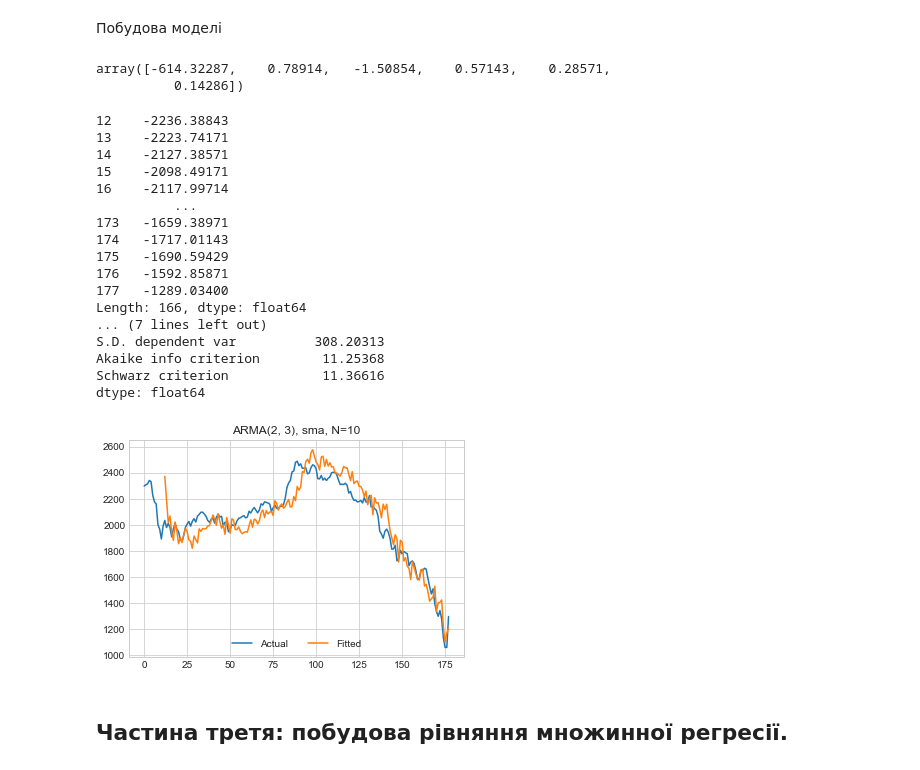
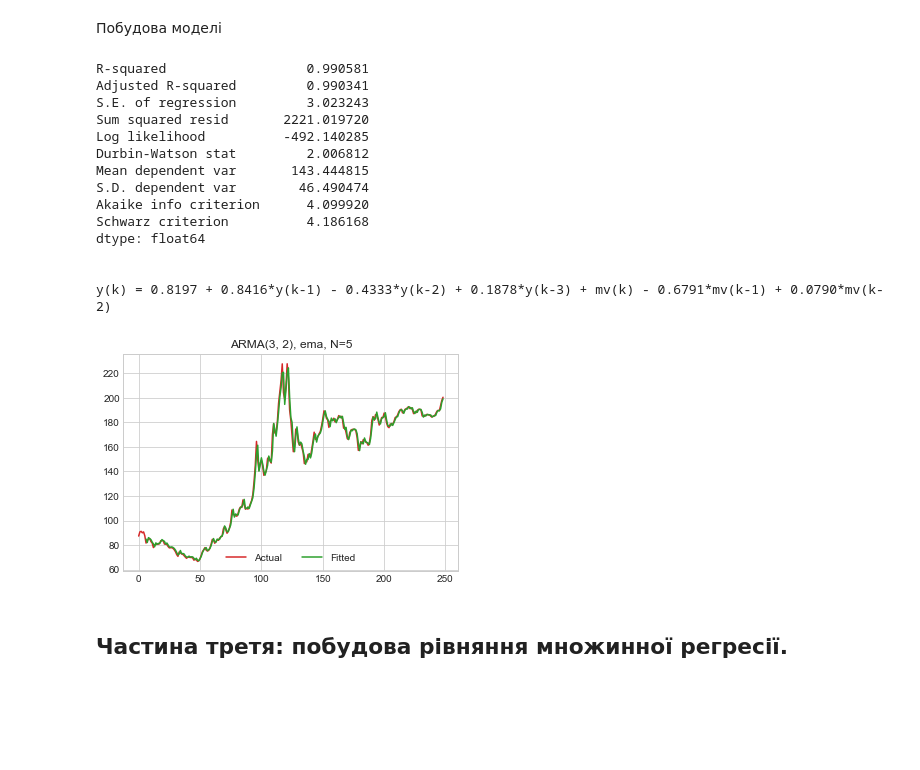
Before and after one commit to andrii0yerko/timeseries_iasa, a Jupyter notebook: lab3.ipynb, the cells around one changed output. Saved outputs shown, nothing was run; the diff lists cells and outputs as text; code cells hidden in the pictures; blank space fills up the shorter version.

```diff
--- a/lab3.ipynb
+++ b/lab3.ipynb
@@ -233,42 +243,45 @@ def ARMA(y, ma_window, ma_type, method='resid', pacf_tolerance=None):
             'moving_average': ma,
             'model_order': (p, q)}
-# %%
-estim['coefficients']
-# %% [output]
-array([-614.32287,    0.78914,   -1.50854,    0.57143,    0.28571,
-          0.14286])
 # %%
 model_params = {
-    'y': rts1,
-    'ma_window': 10,
-    'ma_type': 'sma',
-    'method': 'direct_1'
+    'y': rts1996,
+    'ma_window': 5,
+    'ma_type': 'ema',
+    'method': 'direct_2'
 }
 estim = ARMA(**model_params)
-plt.plot(model_params['y'], label='Actual')
-plt.plot(estim['fitted'], label='Fitted')
+plt.plot(model_params['y'], label='Actual', color='tab:red')
+plt.plot(estim['fitted'], label='Fitted', color='tab:green')
 plt.title(f'ARMA{estim["model_order"]}, {model_params["ma_type"]}, N={model_params["ma_window"]}')
 plt.legend(loc='lower center', ncol=2)
 print(ModelEstimation(estim['actual'].values, estim['fitted'].values, estim['model_order']))
+print('\n')
+
+p, q = estim['model_order']
+coef = estim['coefficients']
+eq = f'y(k) = {coef[0]:.4f} '
+for k in range(1, p+1):
+    eq += f'+ {coef[k]:.4f}*y(k-{k}) ' if coef[k]>=0 else f'- {-coef[k]:.4f}*y(k-{k}) '
+eq += '+ mv(k) '
+for k in range(1, q+1):
+    eq += f'+ {coef[p+k]:.4f}*mv(k-{k}) ' if coef[p+k]>=0 else f'- {-coef[p+k]:.4f}*mv(k-{k}) '
+print(eq)
 # %% [output]
-12    -2236.38843
-13    -2223.74171
-14    -2127.38571
-15    -2098.49171
-16    -2117.99714
-          ...
-173   -1659.38971
-174   -1717.01143
-175   -1690.59429
-176   -1592.85871
-177   -1289.03400
-Length: 166, dtype: float64
-... (7 lines left out)
-S.D. dependent var          308.20313
-Akaike info criterion        11.25368
-Schwarz criterion            11.36616
+R-squared                  0.990581
+Adjusted R-squared         0.990341
+S.E. of regression         3.023243
+Sum squared resid       2221.019720
+Log likelihood          -492.140285
+Durbin-Watson stat         2.006812
+Mean dependent var       143.444815
+S.D. dependent var        46.490474
+Akaike info criterion      4.099920
+Schwarz criterion          4.186168
 dtype: float64
+
+
+y(k) = 0.8197 + 0.8416*y(k-1) - 0.4333*y(k-2) + 0.1878*y(k-3) + mv(k) - 0.6791*mv(k-1) + 0.0790*mv(k-2)
-[figure, old version]
+[figure, new version]
 # %% [markdown]
 ## Частина третя: побудова рівняння множинної регресії.
 # %%
```
Also changed, not shown: parts of 11 cells of this notebook, 1 other file.
